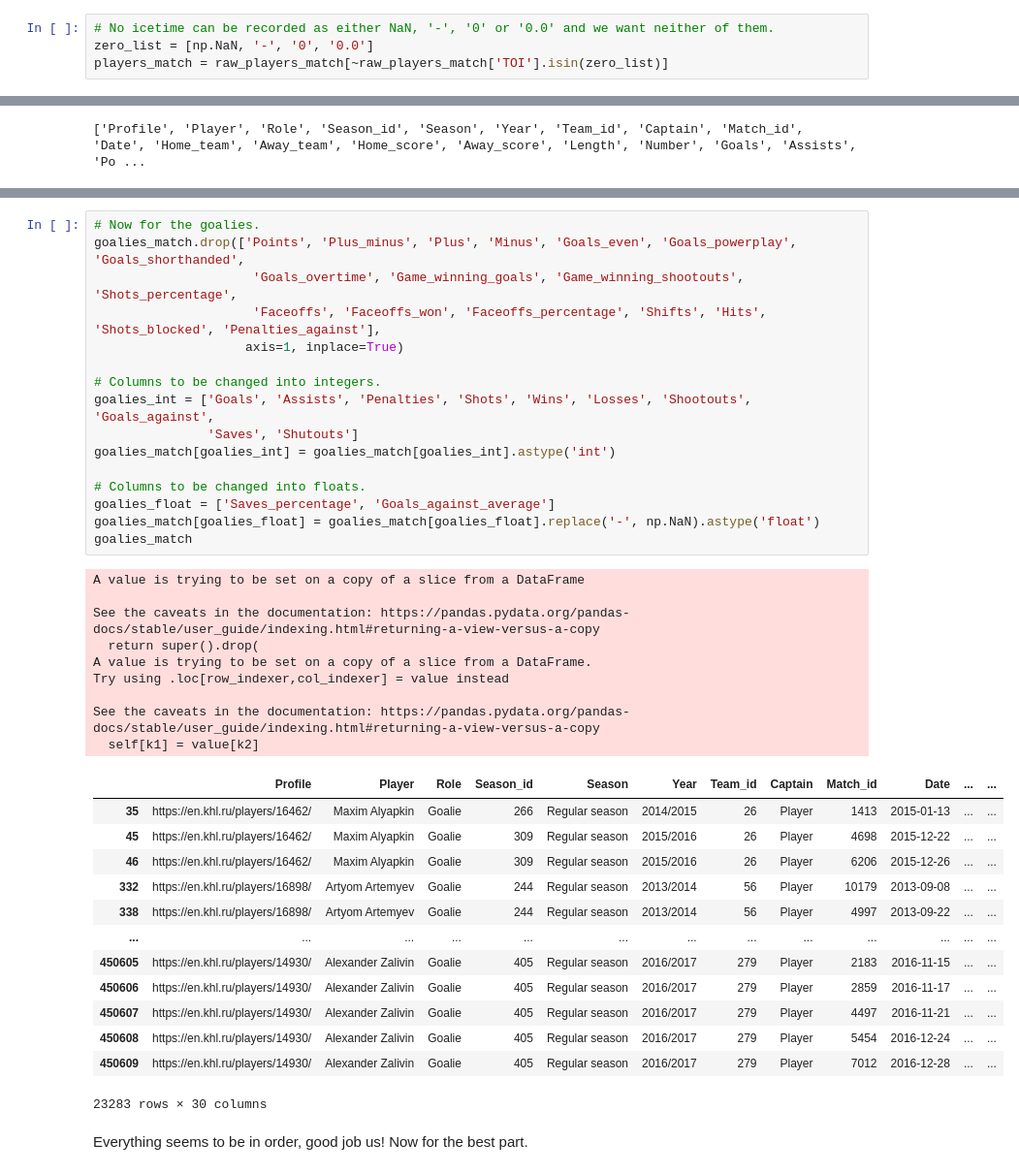
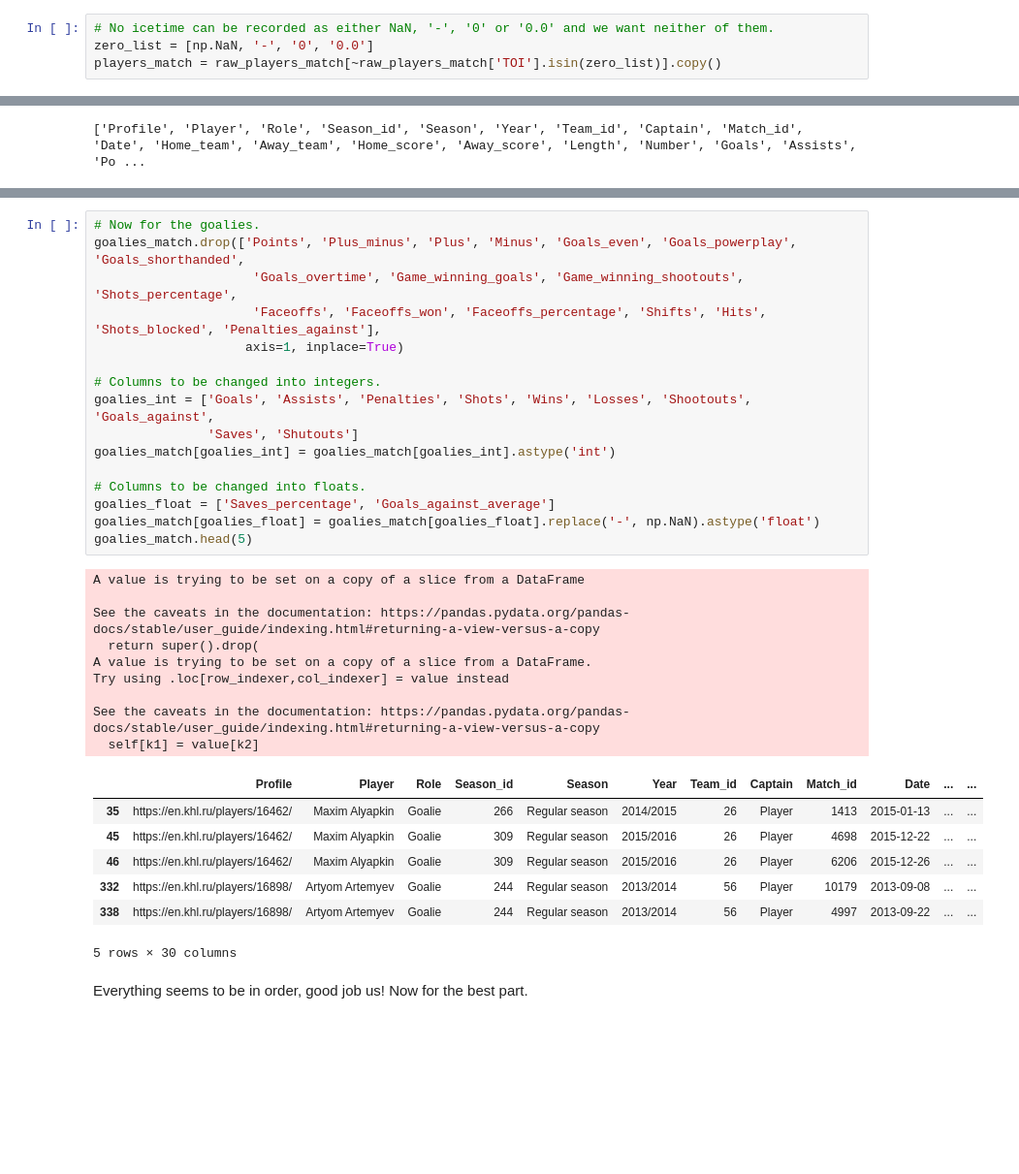
Before and after one commit to Dark-Hobbit/khl, a Jupyter notebook: stage_2/players_processing_match.ipynb, the cells around one changed output, grey strips where cells are left out. Shown at 97% size. Drawn from its saved outputs; the diff is of its cells as text; blank space fills up the shorter version.

```diff
--- a/stage_2/players_processing_match.ipynb
+++ b/stage_2/players_processing_match.ipynb
@@ -122,4 +116,4 @@ Length: 3694, dtype: int64
 # %%
 # No icetime can be recorded as either NaN, '-', '0' or '0.0' and we want neither of them.
 zero_list = [np.NaN, '-', '0', '0.0']
-players_match = raw_players_match[~raw_players_match['TOI'].isin(zero_list)]
+players_match = raw_players_match[~raw_players_match['TOI'].isin(zero_list)].copy()
@@ -438,41 +434,35 @@ See the caveats in the documentation: https://pandas.pydata.org/pandas-docs/stab
 # Now for the goalies.
 goalies_match.drop(['Points', 'Plus_minus', 'Plus', 'Minus', 'Goals_even', 'Goals_powerplay', 'Goals_shorthanded',
                      'Goals_overtime', 'Game_winning_goals', 'Game_winning_shootouts', 'Shots_percentage',
                      'Faceoffs', 'Faceoffs_won', 'Faceoffs_percentage', 'Shifts', 'Hits', 'Shots_blocked', 'Penalties_against'],
                     axis=1, inplace=True)
 
 # Columns to be changed into integers.
 goalies_int = ['Goals', 'Assists', 'Penalties', 'Shots', 'Wins', 'Losses', 'Shootouts', 'Goals_against',
                'Saves', 'Shutouts']
 goalies_match[goalies_int] = goalies_match[goalies_int].astype('int')
 
 # Columns to be changed into floats.
 goalies_float = ['Saves_percentage', 'Goals_against_average']
 goalies_match[goalies_float] = goalies_match[goalies_float].replace('-', np.NaN).astype('float')
-goalies_match
+goalies_match.head(5)
 # %% [output]
 A value is trying to be set on a copy of a slice from a DataFrame
 
 See the caveats in the documentation: https://pandas.pydata.org/pandas-docs/stable/user_guide/indexing.html#returning-a-view-versus-a-copy
   return super().drop(
 A value is trying to be set on a copy of a slice from a DataFrame.
 Try using .loc[row_indexer,col_indexer] = value instead
 
 See the caveats in the documentation: https://pandas.pydata.org/pandas-docs/stable/user_guide/indexing.html#returning-a-view-versus-a-copy
   self[k1] = value[k2]
 |  | Profile | Player | Role | Season_id | Season | Year | Team_id | Captain | Match_id | Date | ... | ... |
 | 35 | https://en.khl.ru/players/16462/ | Maxim Alyapkin | Goalie | 266 | Regular season | 2014/2015 | 26 | Player | 1413 | 2015-01-13 | ... | ... |
 | 45 | https://en.khl.ru/players/16462/ | Maxim Alyapkin | Goalie | 309 | Regular season | 2015/2016 | 26 | Player | 4698 | 2015-12-22 | ... | ... |
 | 46 | https://en.khl.ru/players/16462/ | Maxim Alyapkin | Goalie | 309 | Regular season | 2015/2016 | 26 | Player | 6206 | 2015-12-26 | ... | ... |
 | 332 | https://en.khl.ru/players/16898/ | Artyom Artemyev | Goalie | 244 | Regular season | 2013/2014 | 56 | Player | 10179 | 2013-09-08 | ... | ... |
 | 338 | https://en.khl.ru/players/16898/ | Artyom Artemyev | Goalie | 244 | Regular season | 2013/2014 | 56 | Player | 4997 | 2013-09-22 | ... | ... |
-| ... | ... | ... | ... | ... | ... | ... | ... | ... | ... | ... | ... | ... |
-| 450605 | https://en.khl.ru/players/14930/ | Alexander Zalivin | Goalie | 405 | Regular season | 2016/2017 | 279 | Player | 2183 | 2016-11-15 | ... | ... |
-| 450606 | https://en.khl.ru/players/14930/ | Alexander Zalivin | Goalie | 405 | Regular season | 2016/2017 | 279 | Player | 2859 | 2016-11-17 | ... | ... |
-| 450607 | https://en.khl.ru/players/14930/ | Alexander Zalivin | Goalie | 405 | Regular season | 2016/2017 | 279 | Player | 4497 | 2016-11-21 | ... | ... |
-| 450608 | https://en.khl.ru/players/14930/ | Alexander Zalivin | Goalie | 405 | Regular season | 2016/2017 | 279 | Player | 5454 | 2016-12-24 | ... | ... |
-| 450609 | https://en.khl.ru/players/14930/ | Alexander Zalivin | Goalie | 405 | Regular season | 2016/2017 | 279 | Player | 7012 | 2016-12-28 | ... | ... |
-23283 rows × 30 columns
+5 rows × 30 columns
 # %% [markdown]
 Everything seems to be in order, good job us! Now for the best part.
 # %%
```
Also changed, not shown: parts of 30 cells of this notebook, 2 other files.
